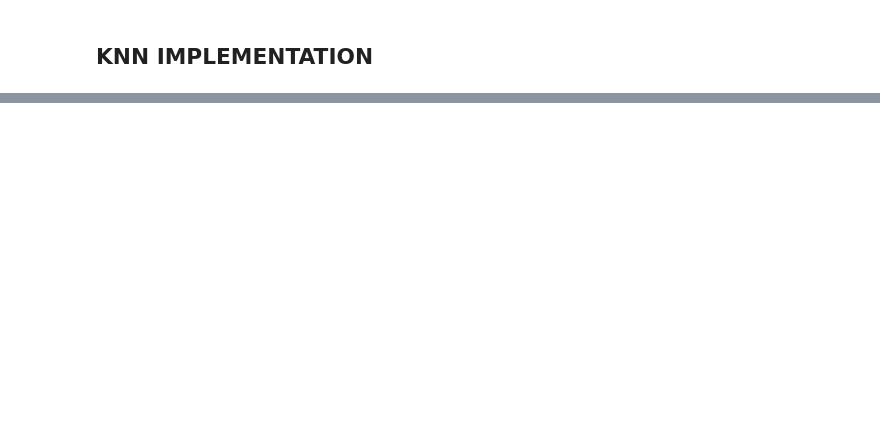
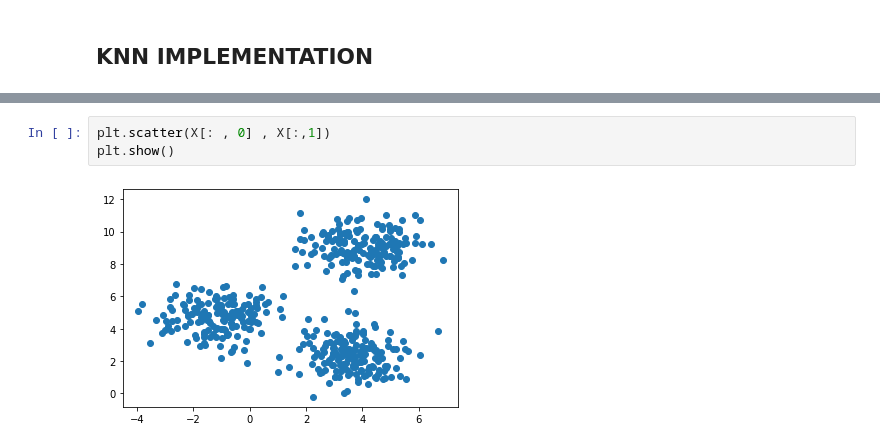
Before and after one commit to gsub17/PYTHON_BASIC, a Jupyter notebook: Data Science/03 Numpy.ipynb, the cells around one changed output, grey strips where cells are left out. Saved outputs shown, nothing was run; the diff lists cells and outputs as text; blank space fills up the shorter version.

```diff
--- a/Data Science/03 Numpy.ipynb
+++ b/Data Science/03 Numpy.ipynb
@@ -2,0 +89,5 @@
+# %%
+plt.scatter(X[: , 0] , X[:,1])
+plt.show()
+# %% [output]
+[figure, added]
```
Also changed, not shown: parts of 58 cells of this notebook.
